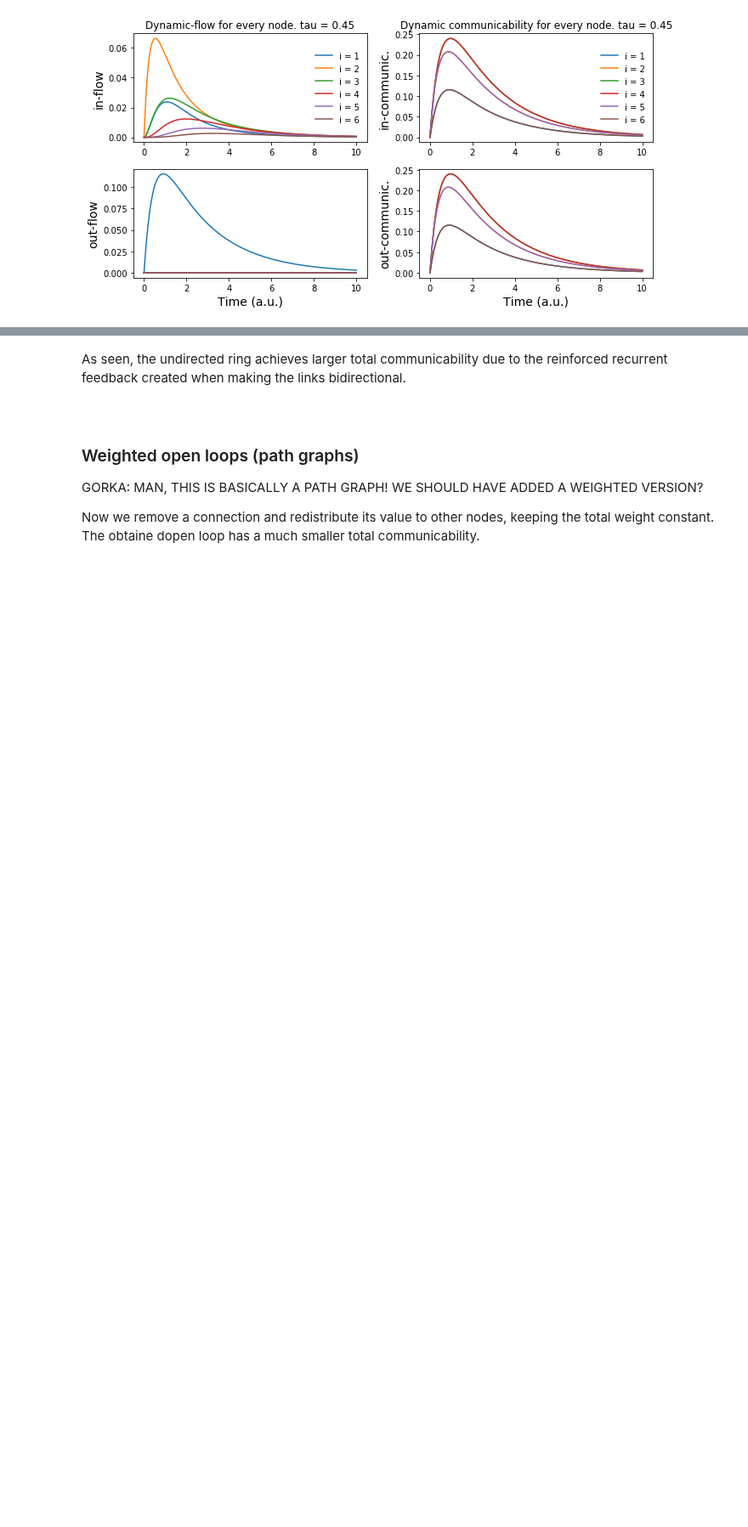
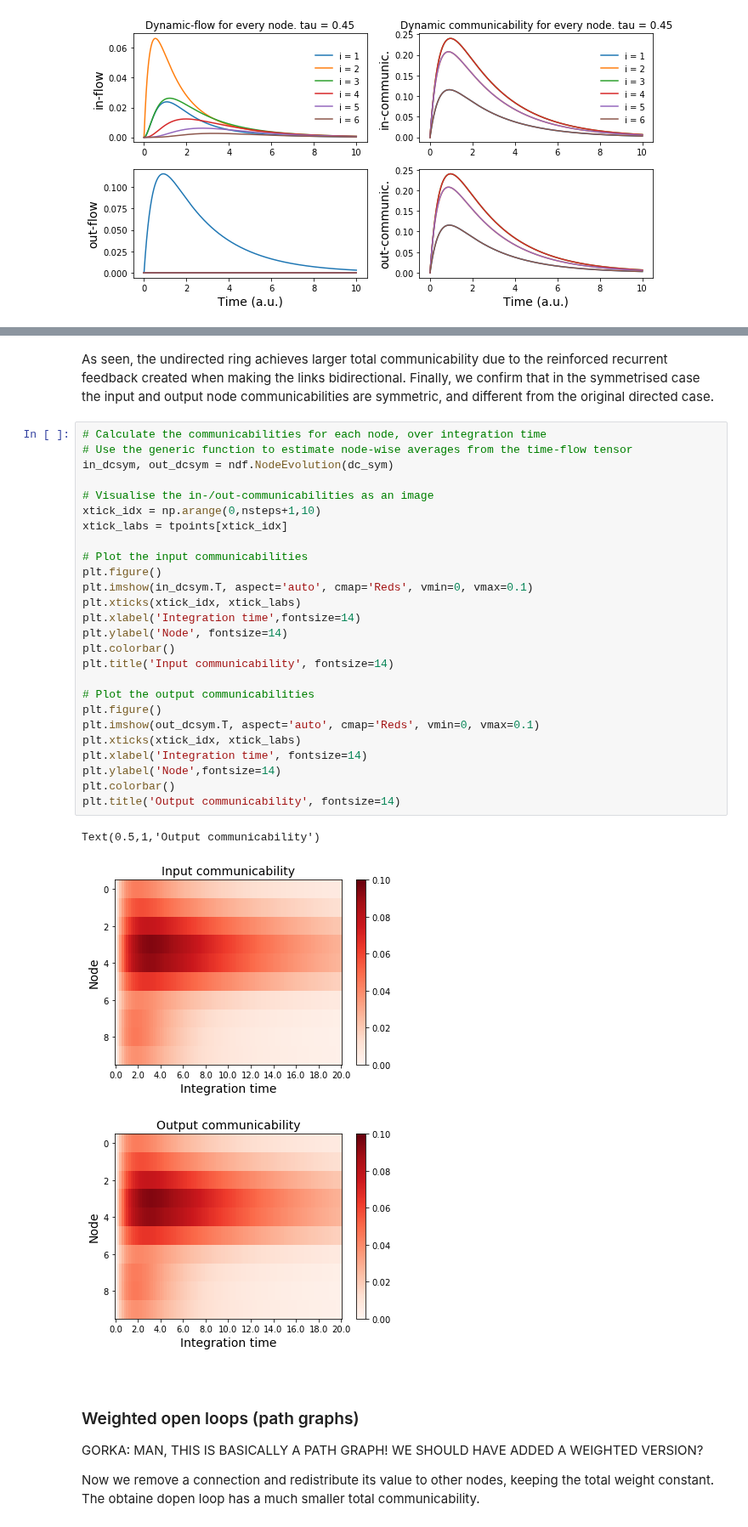
Before and after one commit to mb-BCA/NetDynFlow, a Jupyter notebook: Examples/Tutorial_1_Basics.ipynb, the cells around one changed output, grey strips where cells are left out. Shown at 85% size. Drawn from its saved outputs; the diff is of its cells as text; blank space fills up the shorter version.

```diff
--- a/Examples/Tutorial_1_Basics.ipynb
+++ b/Examples/Tutorial_1_Basics.ipynb
@@ -571,5 +563,36 @@ Text(0,0.5,'Total communicability')
 # %% [markdown]
 As seen, the undirected ring achieves larger total communicability due to the reinforced recurrent feedback created when making the links bidirectional.
+Finally, we confirm that in the symmetrised case the input and output node communicabilities are symmetric, and different from the original directed case.
+# %%
+# Calculate the communicabilities for each node, over integration time
+# Use the generic function to estimate node-wise averages from the time-flow tensor
+in_dcsym, out_dcsym = ndf.NodeEvolution(dc_sym)
+
+# Visualise the in-/out-communicabilities as an image
+xtick_idx = np.arange(0,nsteps+1,10)
+xtick_labs = tpoints[xtick_idx]
+
+# Plot the input communicabilities
+plt.figure()
+plt.imshow(in_dcsym.T, aspect='auto', cmap='Reds', vmin=0, vmax=0.1)
+plt.xticks(xtick_idx, xtick_labs)
+plt.xlabel('Integration time',fontsize=14)
+plt.ylabel('Node', fontsize=14)
+plt.colorbar()
+plt.title('Input communicability', fontsize=14)
+
+# Plot the output communicabilities
+plt.figure()
+plt.imshow(out_dcsym.T, aspect='auto', cmap='Reds', vmin=0, vmax=0.1)
+plt.xticks(xtick_idx, xtick_labs)
+plt.xlabel('Integration time', fontsize=14)
+plt.ylabel('Node',fontsize=14)
+plt.colorbar()
+plt.title('Output communicability', fontsize=14)
+# %% [output]
+Text(0.5,1,'Output communicability')
+[figure, added]
+[figure, added]
 # %% [markdown]
 <br>
 
```
Also changed, not shown: parts of 14 cells of this notebook.
